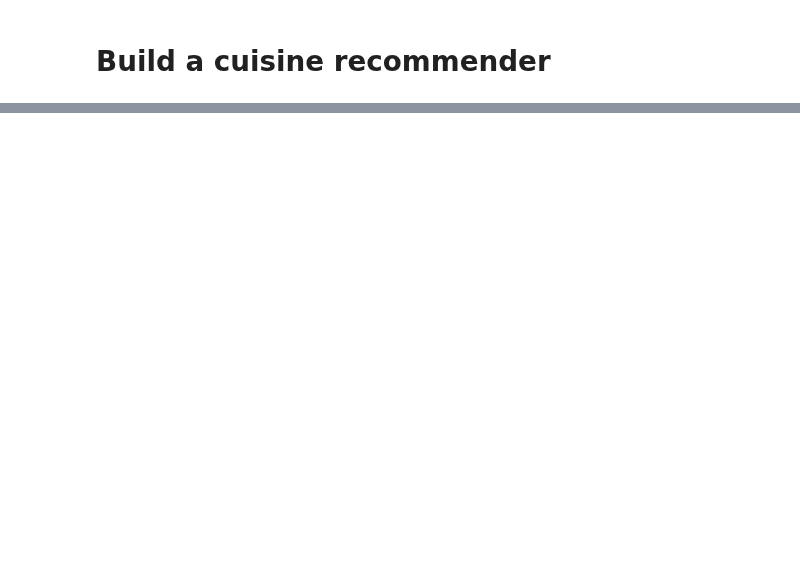
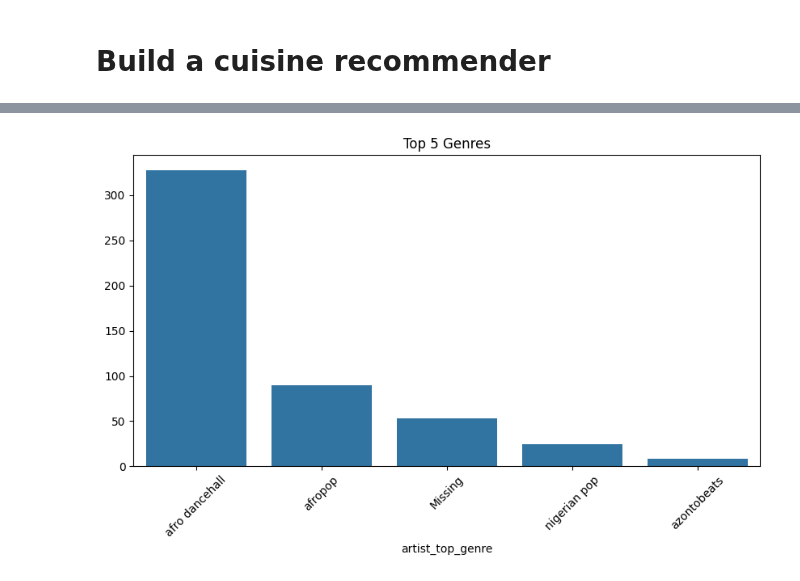
Before and after one commit to Nathi774-dev/Nathi774-dev, a Jupyter notebook: 4-Classification/4-Applied/notebook.ipynb, the cells around one changed output, grey strips where cells are left out. Drawn from its saved outputs; the diff is of its cells as text; code cells hidden in the pictures; blank space fills up the shorter version.

```diff
--- a/4-Classification/4-Applied/notebook.ipynb
+++ b/4-Classification/4-Applied/notebook.ipynb
@@ -81,0 +9,3 @@ with open('data/model.onnx', 'wb') as f:
+# %%
+data = pd.read_csv("https://raw.githubusercontent.com/microsoft/ML-For-Beginners/main/5-Clustering/data/nigerian-songs.csv")
+data
@@ -81,0 +79,9 @@ with open('data/model.onnx', 'wb') as f:
+# %%
+top = data['artist_top_genre'].value_counts()
+plt.figure(figsize=(10,5))
+sns.barplot(x=top[:5].index, y=top[:5].values)
+plt.title('Top 5 Genres')
+plt.xticks(rotation=45)
+plt.show()
+# %% [output]
+[figure, added]
```
Also changed, not shown: parts of 30 cells of this notebook.
